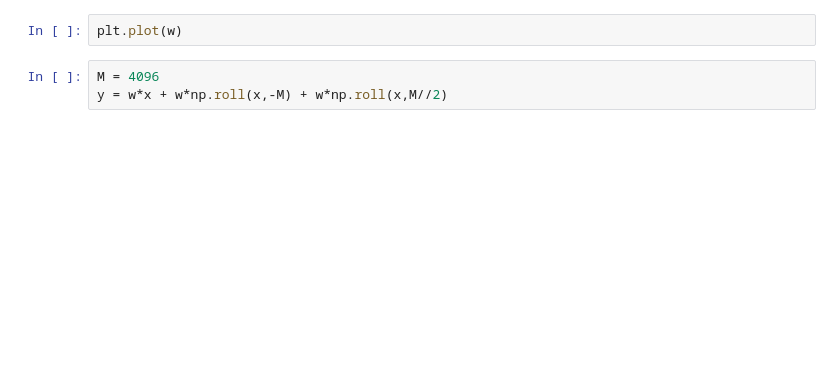
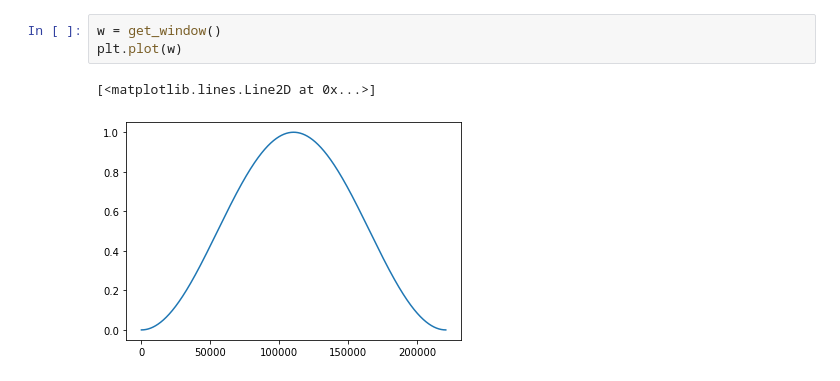
Before and after one commit to guitardan/audio, a Jupyter notebook: synth.ipynb, the cells around one changed output. Cells and saved outputs as stored; diff of their text form; blank space fills up the shorter version.

```diff
--- a/synth.ipynb
+++ b/synth.ipynb
@@ -18,5 +29,6 @@ w = np.sin( 2*math.pi*0.1*t )**2
 # %%
+w = get_window()
 plt.plot(w)
+# %% [output]
+[<matplotlib.lines.Line2D at 0x...>]
+[figure, added]
-# %%
-M = 4096
-y = w*x + w*np.roll(x,-M) + w*np.roll(x,M//2)
```
Also changed, not shown: parts of 16 cells of this notebook.
